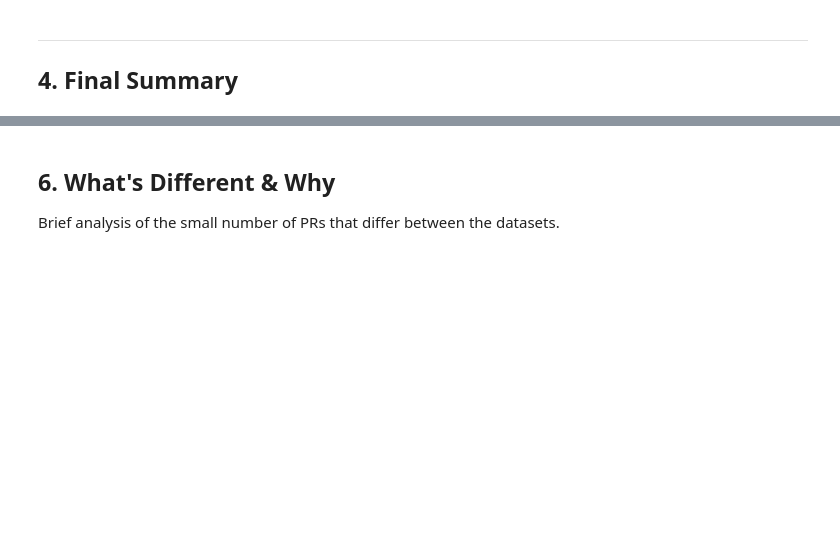
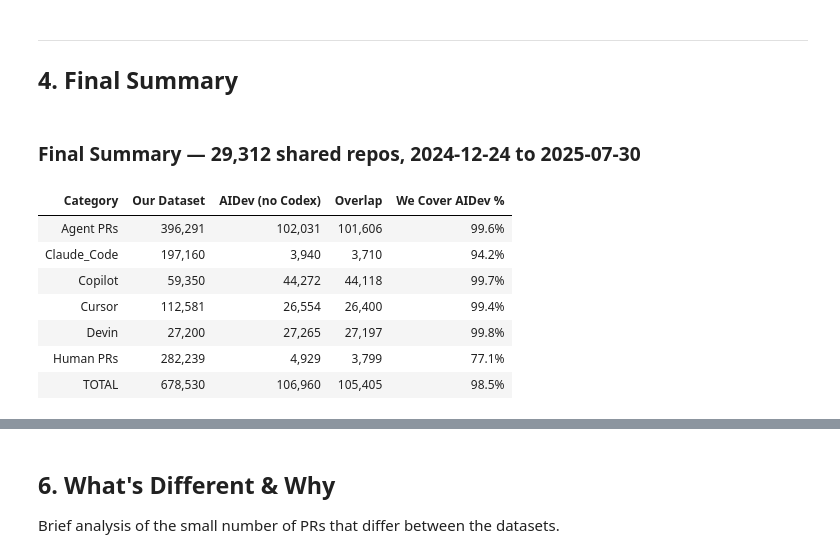
Before and after one commit to mabujadallah/Agentic-PR-A-Large-Scale-Dataset-of-AI-Generated-and-Human-Pull-Requests-on-GitHub, a Jupyter notebook: dataset_comparison_results.ipynb, the cells around one changed output, grey strips where cells are left out. Drawn from its saved outputs; the diff is of its cells as text; code cells hidden in the pictures; blank space fills up the shorter version.

Commit message:
minor: Update dataset_comparison_results.ipynb

```diff
--- a/dataset_comparison_results.ipynb
+++ b/dataset_comparison_results.ipynb
@@ -358,34 +402,44 @@ summary_rows.append({
 
 # Grand total
 ours_total  = ours_agent_total + ours_human_total
 aidev_total = aidev_agent_total + aidev_human_total
 ovlp_total  = overlap_agent + overlap_human
 summary_rows.append({
     "Category": "TOTAL",
     "Our Dataset": ours_total,
     "AIDev (no Codex)": aidev_total,
     "Overlap": ovlp_total,
     "We Cover AIDev %": ovlp_total / aidev_total * 100,
 })
 
 summary = pd.DataFrame(summary_rows)
 
 display(Markdown(f"### Final Summary  —  {len(shared_repos):,} shared repos, "
                  f"{aidev_min_date.strftime('%Y-%m-%d')} to {aidev_max_date.strftime('%Y-%m-%d')}"))
 display(
     summary.style
     .format({
         "Our Dataset": "{:,.0f}",
         "AIDev (no Codex)": "{:,.0f}",
         "Overlap": "{:,.0f}",
         "We Cover AIDev %": "{:.1f}%",
     })
-    .bar(subset=["We Cover AIDev %"], color="#81C784", vmin=0, vmax=100)
+    .bar(subset=["We Cover AIDev %"], color="#19241A", vmin=0, vmax=100)
     .set_properties(**{'font-weight': 'bold'}, subset=pd.IndexSlice[[0, len(summary)-2, len(summary)-1], :])
     .set_properties(**{'text-align': 'left'}, subset=["Category"])
     .set_properties(**{'text-align': 'right'}, subset=["Our Dataset", "AIDev (no Codex)", "Overlap", "We Cover AIDev %"])
     .hide(axis='index')
 )
+# %% [output]
+### Final Summary  —  29,312 shared repos, 2024-12-24 to 2025-07-30
+| Category | Our Dataset | AIDev (no Codex) | Overlap | We Cover AIDev % |
+| Agent PRs | 396,291 | 102,031 | 101,606 | 99.6% |
+| Claude_Code | 197,160 | 3,940 | 3,710 | 94.2% |
+| Copilot | 59,350 | 44,272 | 44,118 | 99.7% |
+| Cursor | 112,581 | 26,554 | 26,400 | 99.4% |
+| Devin | 27,200 | 27,265 | 27,197 | 99.8% |
+| Human PRs | 282,239 | 4,929 | 3,799 | 77.1% |
+| TOTAL | 678,530 | 106,960 | 105,405 | 98.5% |
 # %%
 # ── Final visual ──
 fig, axes = plt.subplots(1, 2, figsize=(16, 5))
```
Also changed, not shown: parts of 12 cells of this notebook, 2 other files.
